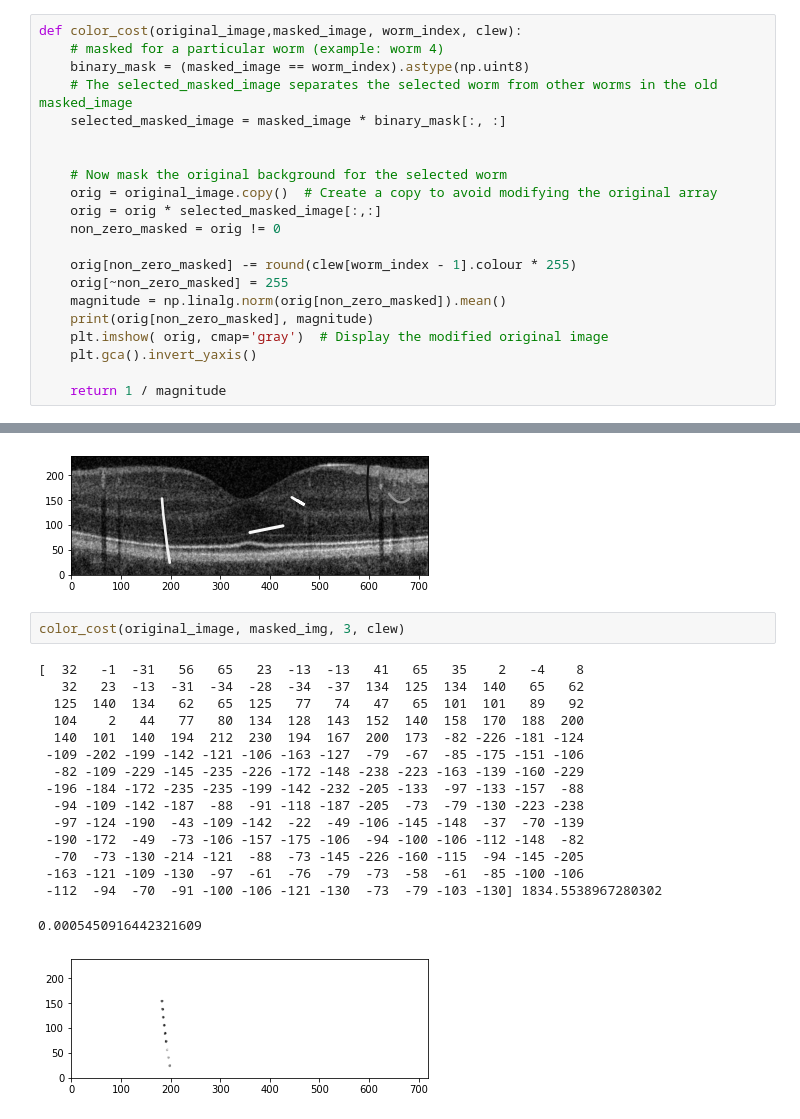
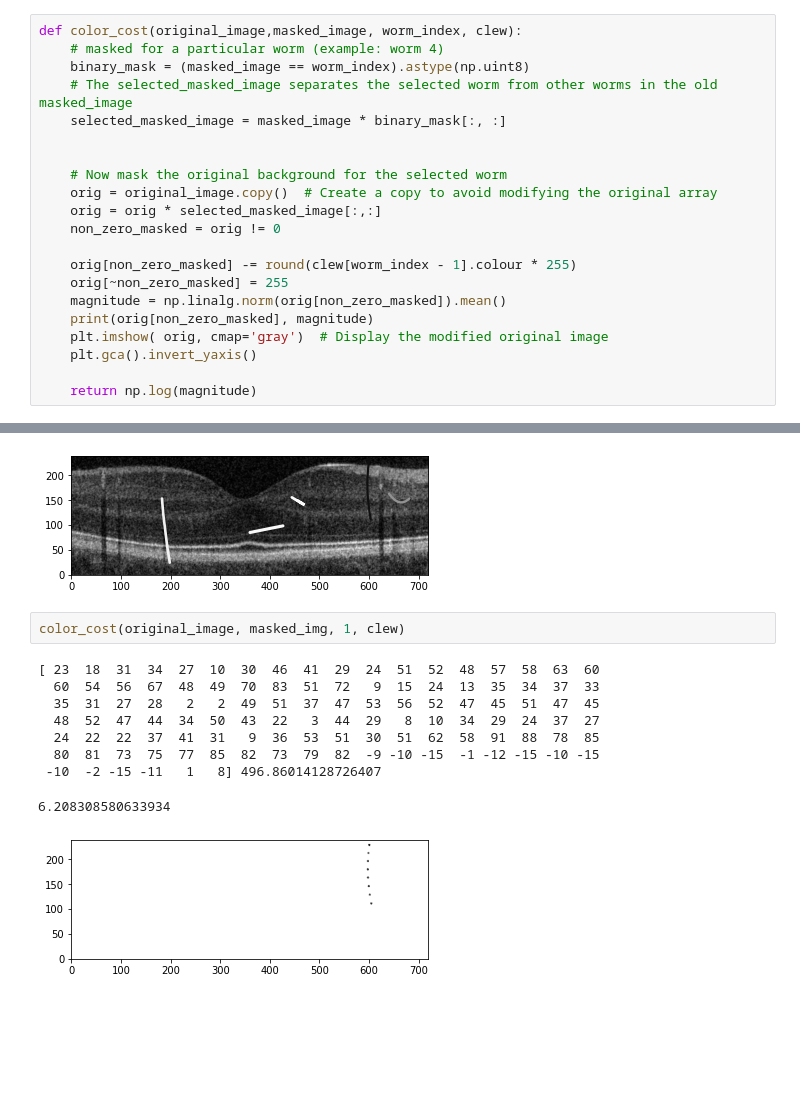
Before and after one commit to Will-H007/Camouflage-Worms, a Jupyter notebook: CamoWorms/CamoWorms.ipynb, the cells around one changed output, grey strips where cells are left out. Cells and saved outputs as stored; diff of their text form; blank space fills up the shorter version.

```diff
--- a/CamoWorms/CamoWorms.ipynb
+++ b/CamoWorms/CamoWorms.ipynb
@@ -516,7 +516,7 @@ def color_cost(original_image,masked_image, worm_index, clew):
     plt.imshow( orig, cmap='gray')  # Display the modified original image
     plt.gca().invert_yaxis()
 
-    return 1 / magnitude
+    return np.log(magnitude)
 # %%
 drawing = Drawing(original_image)
 drawing.show()
@@ -529,21 +529,14 @@ drawing.show()
 # %% [output]
 [figure]
 # %%
-color_cost(original_image, masked_img, 3, clew)
+color_cost(original_image, masked_img, 1, clew)
 # %% [output]
-[  32   -1  -31   56   65   23  -13  -13   41   65   35    2   -4    8
-   32   23  -13  -31  -34  -28  -34  -37  134  125  134  140   65   62
-  125  140  134   62   65  125   77   74   47   65  101  101   89   92
-  104    2   44   77   80  134  128  143  152  140  158  170  188  200
-  140  101  140  194  212  230  194  167  200  173  -82 -226 -181 -124
- -109 -202 -199 -142 -121 -106 -163 -127  -79  -67  -85 -175 -151 -106
-  -82 -109 -229 -145 -235 -226 -172 -148 -238 -223 -163 -139 -160 -229
- -196 -184 -172 -235 -235 -199 -142 -232 -205 -133  -97 -133 -157  -88
-  -94 -109 -142 -187  -88  -91 -118 -187 -205  -73  -79 -130 -223 -238
-  -97 -124 -190  -43 -109 -142  -22  -49 -106 -145 -148  -37  -70 -139
- -190 -172  -49  -73 -106 -157 -175 -106  -94 -100 -106 -112 -148  -82
-  -70  -73 -130 -214 -121  -88  -73 -145 -226 -160 -115  -94 -145 -205
- -163 -121 -109 -130  -97  -61  -76  -79  -73  -58  -61  -85 -100 -106
- -112  -94  -70  -91 -100 -106 -121 -130  -73  -79 -103 -130] 1834.5538967280302
+[ 23  18  31  34  27  10  30  46  41  29  24  51  52  48  57  58  63  60
+  60  54  56  67  48  49  70  83  51  72   9  15  24  13  35  34  37  33
+  35  31  27  28   2   2  49  51  37  47  53  56  52  47  45  51  47  45
+  48  52  47  44  34  50  43  22   3  44  29   8  10  34  29  24  37  27
+  24  22  22  37  41  31   9  36  53  51  30  51  62  58  91  88  78  85
+  80  81  73  75  77  85  82  73  79  82  -9 -10 -15  -1 -12 -15 -10 -15
+ -10  -2 -15 -11   1   8] 496.86014128726407
-0.0005450916442321609
+6.208308580633934
-[figure, old version]
+[figure, new version]
```
